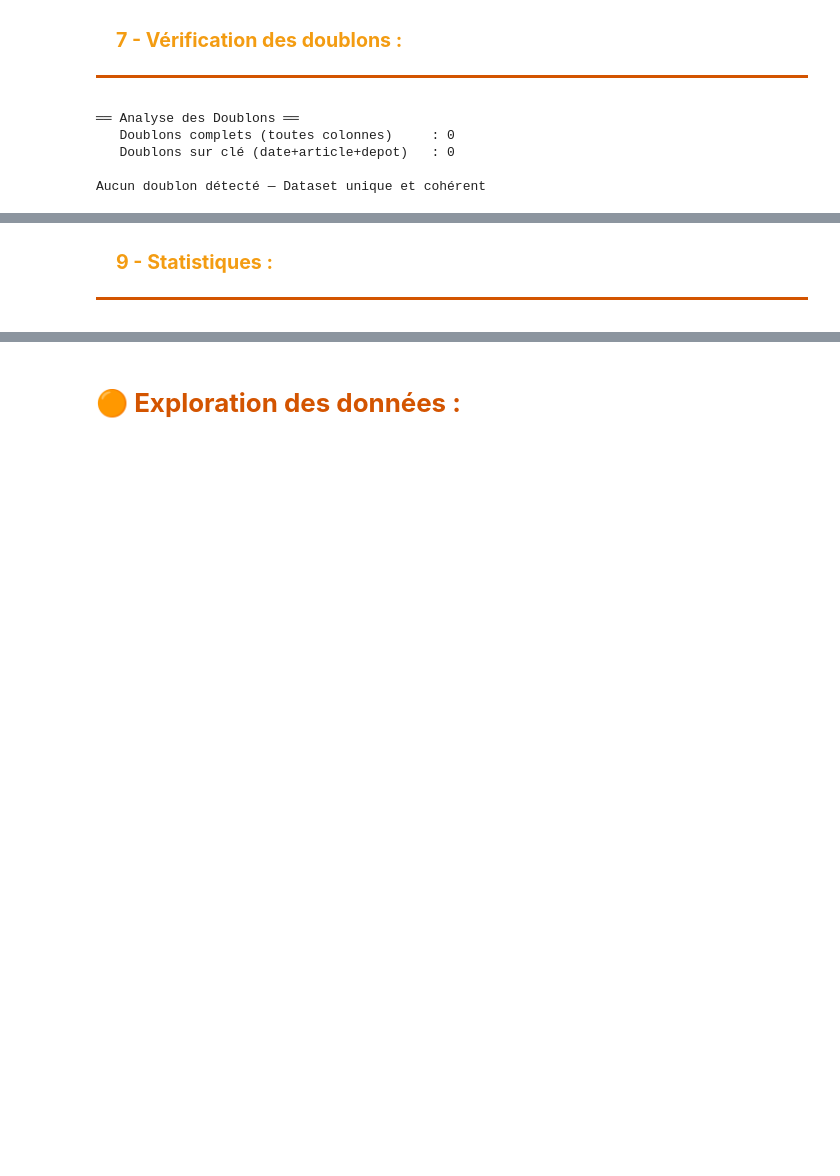
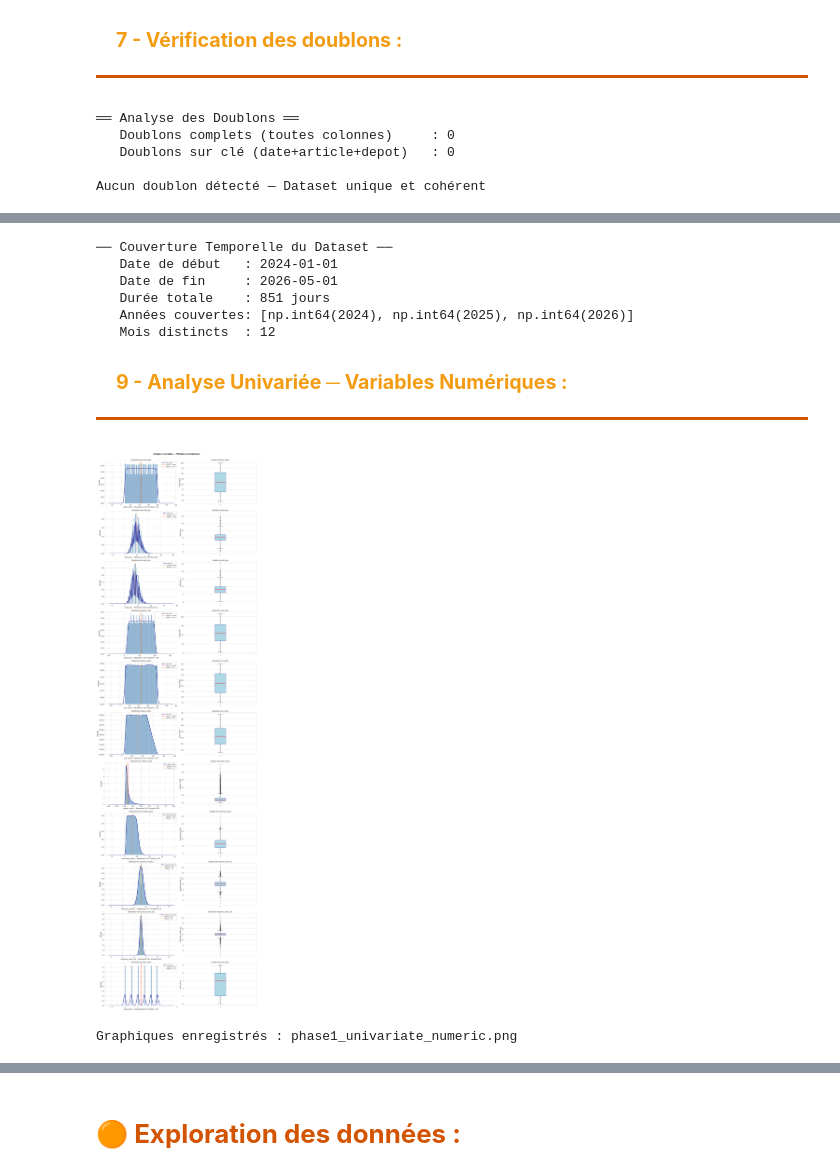
Before and after one commit to salmaIKSOD/Intelligent-Stock-Optimization-Platform, a Jupyter notebook: Notebooks/Stock.ipynb, the cells around one changed output, grey strips where cells are left out. Cells and saved outputs as stored; diff of their text form; code cells hidden in the pictures; blank space fills up the shorter version.

Commit message:
Analyse Univariée , variables numériques et catégorielles

```diff
--- a/Notebooks/Stock.ipynb
+++ b/Notebooks/Stock.ipynb
@@ -382,0 +402,8 @@ display(stats.round(3))
+# %%
+# ── Statistiques des variables catégorielles
+cat_cols = ['categorie', 'matiere', 'ville', 'article_id', 'depot_id']
+
+print('── Statistiques — Variables Catégorielles ──')
+for col in cat_cols:
+    print(f'\n  [{col}] → {df[col].nunique()} valeurs uniques')
+    print(df[col].value_counts().to_string())
@@ -383,6 +428,65 @@ display(stats.round(3))
+# %%
+# ── Période couverte par le dataset
+df['date_dt'] = pd.to_datetime(df['date'])
+
+print('── Couverture Temporelle du Dataset ──')
+print(f'   Date de début   : {df["date_dt"].min().date()}')
+print(f'   Date de fin     : {df["date_dt"].max().date()}')
+print(f'   Durée totale    : {(df["date_dt"].max() - df["date_dt"].min()).days} jours')
+print(f'   Années couvertes: {sorted(df["annee"].unique())}')
+print(f'   Mois distincts  : {df["mois"].nunique()}')
+# %% [output]
+── Couverture Temporelle du Dataset ──
+   Date de début   : 2024-01-01
+   Date de fin     : 2026-05-01
+   Durée totale    : 851 jours
+   Années couvertes: [np.int64(2024), np.int64(2025), np.int64(2026)]
+   Mois distincts  : 12
 # %% [markdown]
 <div style="background: linear-gradient(to right, #D3540020, #FEF5E8); padding: 12px 20px; border-bottom: 3px solid #D35400; max-width: 1350px; font-family: 'Times New Roman'; margin-bottom: 15px;">
     <p style="font-family: 'Times New Roman'; font-size: 1.4em; font-weight: bold; color: #F39C12; margin: 0; text-shadow: 0 0 2px rgba(211,84,0,0.2);">
-         9 - Statistiques  :
+         9 - Analyse Univariée ─ Variables Numériques  :
     </p>
 </div>
+# %%
+# ── Distribution des variables numériques clés : histogramme + KDE + boxplot
+num_cols = ['stock_initial', 'achat_qte', 'vente_qte', 'stock_final',
+            'prix_achat', 'prix_vente', 'rotation_stock', 'couverture_stock',
+            'moyenne_vente_7j', 'moyenne_vente_30j', 'ecart_stock']
+
+fig, axes = plt.subplots(len(num_cols), 2, figsize=(16, 5 * len(num_cols)))
+
+for i, col in enumerate(num_cols):
+    data = df[col].dropna()
+
+    # -- Histogramme + KDE
+    axes[i, 0].hist(data, bins=50, color='steelblue', alpha=0.7, edgecolor='white', density=True)
+    data.plot.kde(ax=axes[i, 0], color='darkblue', linewidth=2)
+    axes[i, 0].set_title(f'Distribution de {col}', fontsize=12)
+    axes[i, 0].set_xlabel(col)
+    axes[i, 0].set_ylabel('Densité')
+    axes[i, 0].axvline(data.mean(),   color='red',    linestyle='--', linewidth=1.5, label=f'Moyenne : {data.mean():.2f}')
+    axes[i, 0].axvline(data.median(), color='orange', linestyle='--', linewidth=1.5, label=f'Médiane : {data.median():.2f}')
+    axes[i, 0].legend(fontsize=9)
+
+    # -- Boxplot
+    axes[i, 1].boxplot(data, vert=True, patch_artist=True,
+                        boxprops=dict(facecolor='lightblue', color='navy'),
+                        medianprops=dict(color='red', linewidth=2),
+                        flierprops=dict(marker='o', color='red', alpha=0.3, markersize=3))
+    axes[i, 1].set_title(f'Boxplot de {col}', fontsize=12)
+    axes[i, 1].set_ylabel(col)
+
+    # Statistiques dans le titre
+    skew = data.skew()
+    kurt = data.kurtosis()
+    axes[i, 0].set_xlabel(f'{col}  |  Skewness={skew:.2f}  Kurtosis={kurt:.2f}')
+
+plt.suptitle('Analyse Univariée — Variables Numériques', fontsize=16, fontweight='bold', y=1.002)
+plt.tight_layout()
+plt.savefig('phase1_univariate_numeric.png', bbox_inches='tight', dpi=120)
+plt.show()
+print('Graphiques enregistrés : phase1_univariate_numeric.png')
+# %% [output]
+[figure, added]
+Graphiques enregistrés : phase1_univariate_numeric.png
```
Also changed, not shown: parts of 7 cells of this notebook, 3 other files.
